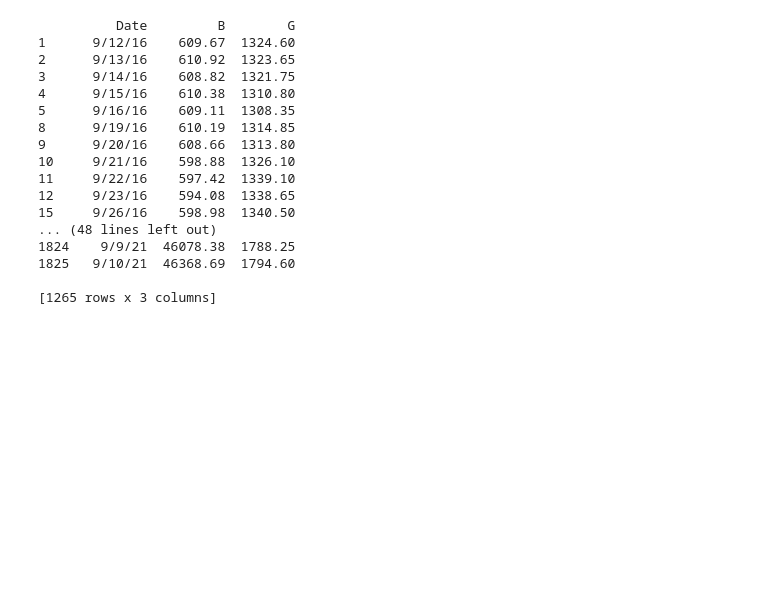
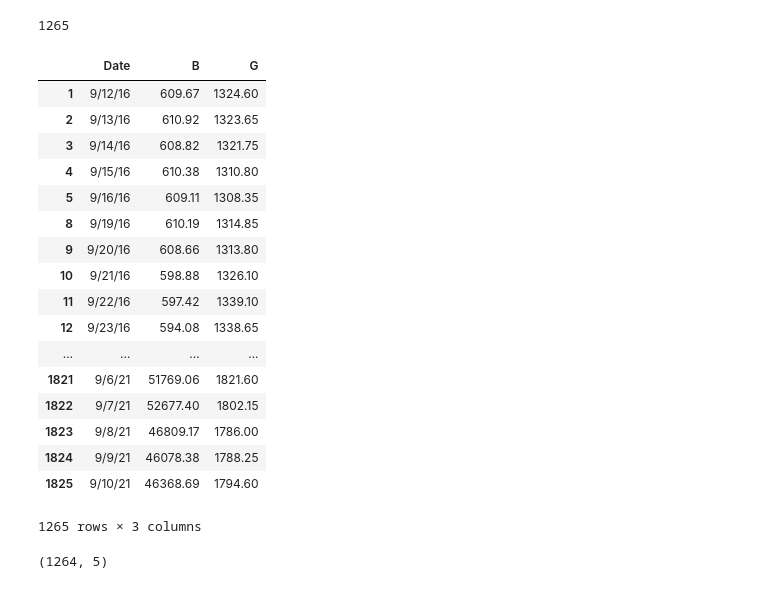
Before and after one commit to BiEchi/COMAP-MCM-ICM-2022, a Jupyter notebook: Codes/data_preprocessing.ipynb, the cells around one changed output. Saved outputs shown, nothing was run; the diff lists cells and outputs as text; code cells hidden in the pictures; blank space fills up the shorter version.

```diff
--- a/Codes/data_preprocessing.ipynb
+++ b/Codes/data_preprocessing.ipynb
@@ -6,49 +6,45 @@ import matplotlib.pyplot as plt
 # %%
 # DataLoader
 G = pd.read_csv('../2022_Problem_C_DATA/LBMA-GOLD.csv')
 B = pd.read_csv('../2022_Problem_C_DATA/BCHAIN-MKPRU.csv')
 df = B.join(G.set_index('Date'), on='Date', how='inner')
 df.head()
-print(df)
+print(df.shape[0])
+df
 # %% [output]
-          Date         B        G
-1      9/12/16    609.67  1324.60
-2      9/13/16    610.92  1323.65
-3      9/14/16    608.82  1321.75
-4      9/15/16    610.38  1310.80
-5      9/16/16    609.11  1308.35
-8      9/19/16    610.19  1314.85
-9      9/20/16    608.66  1313.80
-10     9/21/16    598.88  1326.10
-11     9/22/16    597.42  1339.10
-12     9/23/16    594.08  1338.65
-15     9/26/16    598.98  1340.50
-... (48 lines left out)
-1824    9/9/21  46078.38  1788.25
-1825   9/10/21  46368.69  1794.60
-
-[1265 rows x 3 columns]
+1265
+|  | Date | B | G |
+| 1 | 9/12/16 | 609.67 | 1324.60 |
+| 2 | 9/13/16 | 610.92 | 1323.65 |
+| 3 | 9/14/16 | 608.82 | 1321.75 |
+| 4 | 9/15/16 | 610.38 | 1310.80 |
+| 5 | 9/16/16 | 609.11 | 1308.35 |
+| 8 | 9/19/16 | 610.19 | 1314.85 |
+| 9 | 9/20/16 | 608.66 | 1313.80 |
+| 10 | 9/21/16 | 598.88 | 1326.10 |
+| 11 | 9/22/16 | 597.42 | 1339.10 |
+| 12 | 9/23/16 | 594.08 | 1338.65 |
+| ... | ... | ... | ... |
+| 1821 | 9/6/21 | 51769.06 | 1821.60 |
+| 1822 | 9/7/21 | 52677.40 | 1802.15 |
+| 1823 | 9/8/21 | 46809.17 | 1786.00 |
+| 1824 | 9/9/21 | 46078.38 | 1788.25 |
+| 1825 | 9/10/21 | 46368.69 | 1794.60 |
+1265 rows × 3 columns
 # %%
 # 5 days for one time extract the characterstic
 gold = {'date':[],'high':[],'low':[],'open':[],'close':[]}
 bitcoin = {'date':[],'high':[],'low':[],'open':[],'close':[]}
-time_step_length = 5
-for start in range(0,df.shape[0],time_step_length):
+time_step_length = 2
+start = 0
+d_size = df.shape[0]
+while(start < d_size-1):
     end = start+time_step_length-1
     gold['date'].append(df.iloc[start,0])
-    if(np.isnan(df.iloc[start,2])):
-        gold['open'].append(df.iloc[start-1,2])
-    else:
-        gold['open'].append(df.iloc[start,2])
-
-    if(np.isnan(df.iloc[end,2])):
-        gold['close'].append(df.iloc[end-1,2])
-    else:
-        gold['close'].append(df.iloc[end,2])
-    gold['high'].append(df.iloc[start:end+1,2].max(axis=0))
-    gold['low'].append(df.iloc[start:end+1,2].min(axis=0))
-
-
+    gold['open'].append(df.iloc[start-1,2]) if np.isnan(df.iloc[start,2]) else gold['open'].append(df.iloc[start,2])
+    gold['close'].append(df.iloc[end-1,2]) if np.isnan(df.iloc[end,2]) else gold['close'].append(df.iloc[end,2])
+    gold['high'].append(df.iloc[start-1,2]) if np.isnan(df.iloc[start:end+1,2].max(axis=0)) else gold['high'].append(df.iloc[start:end+1,2].max(axis=0))
+    gold['low'].append(df.iloc[start-1,2]) if np.isnan(df.iloc[start:end+1,2].min(axis=0)) else gold['low'].append(df.iloc[start:end+1,2].min(axis=0))
     bitcoin['date'].append(df.iloc[start,0])
     bitcoin['open'].append(df.iloc[start,1])
     if(np.isnan(df.iloc[start,1])):
@@ -64,8 +60,11 @@ for start in range(0,df.shape[0],time_step_length):
     bitcoin['close'].append(df.iloc[end,1])
     bitcoin['high'].append(df.iloc[start:end+1,1].max(axis=0))
     bitcoin['low'].append(df.iloc[start:end+1,1].min(axis=0))
-
+    start += time_step_length-1
 gold = pd.DataFrame(gold)
 bitcoin  = pd.DataFrame(bitcoin)
-gold.to_csv("./poloniex_data/gold.csv",index=0)
-bitcoin.to_csv("./poloniex_data/bitcoin.csv",index=0)
+gold.to_csv("./poloniex_data/GOLD.csv",index=0)
+bitcoin.to_csv("./poloniex_data/BITCOIN.csv",index=0)
+print(gold.shape)
+# %% [output]
+(1264, 5)
```
Also changed, not shown: 2 other files.
